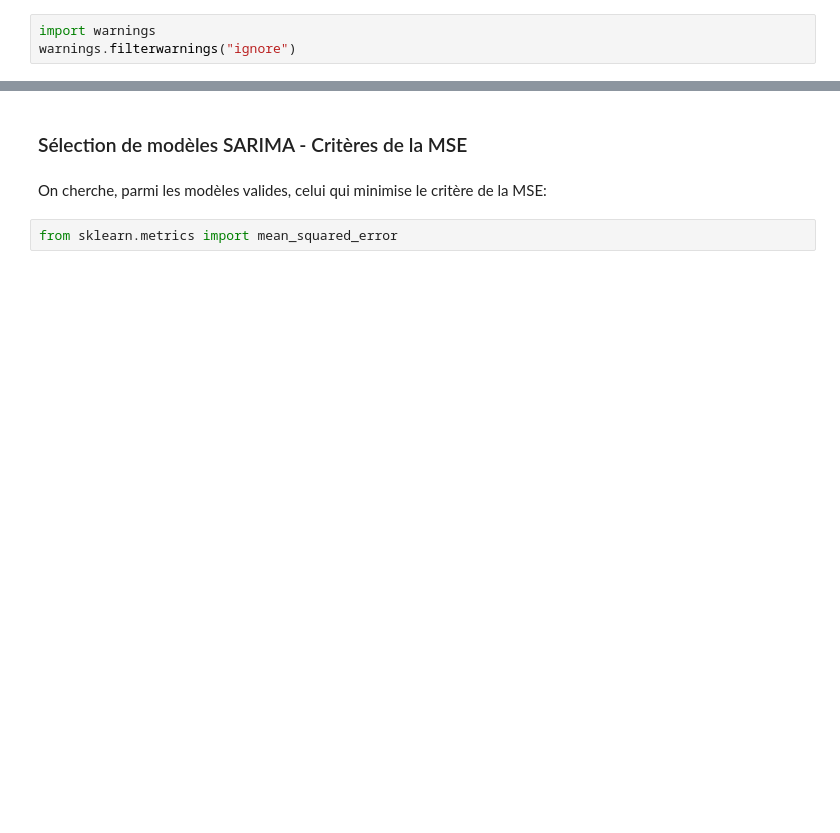
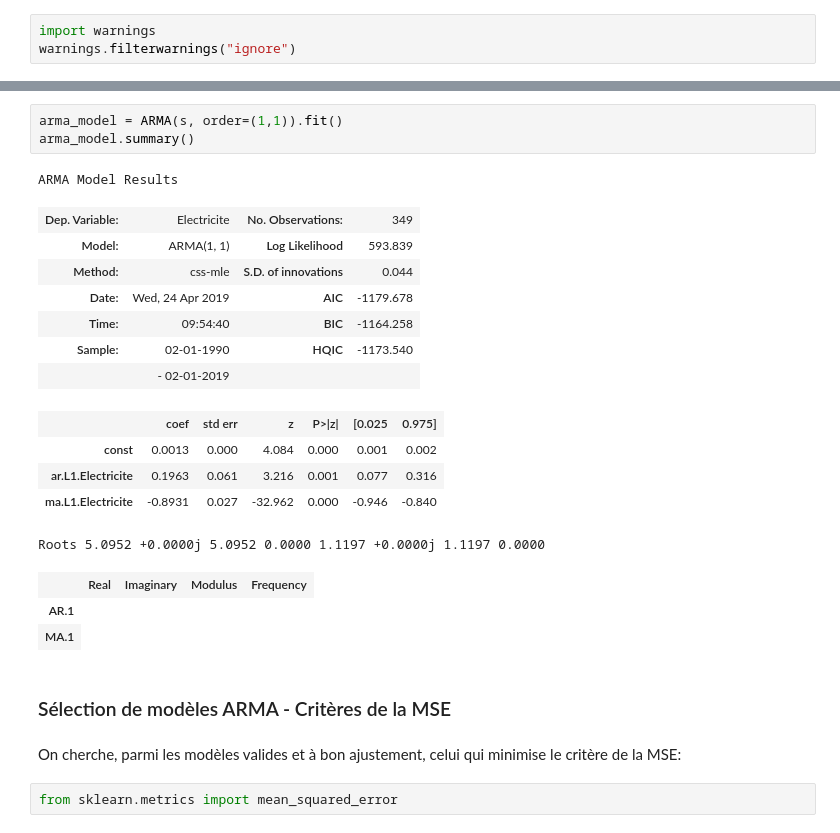
Before and after one commit to DimSum2k20/TimeSeries, a Jupyter notebook: partie2_modeles_arma.ipynb, the cells around one changed output, grey strips where cells are left out. Cells and saved outputs as stored; diff of their text form; blank space fills up the shorter version.

```diff
--- a/partie2_modeles_arma.ipynb
+++ b/partie2_modeles_arma.ipynb
@@ -193,7 +201,27 @@ Freq: MS, dtype: float64
+# %%
+arma_model = ARMA(s, order=(1,1)).fit()
+arma_model.summary()
+# %% [output]
+ARMA Model Results
+| Dep. Variable: | Electricite | No. Observations: | 349 |
+| Model: | ARMA(1, 1) | Log Likelihood | 593.839 |
+| Method: | css-mle | S.D. of innovations | 0.044 |
+| Date: | Wed, 24 Apr 2019 | AIC | -1179.678 |
+| Time: | 09:54:40 | BIC | -1164.258 |
+| Sample: | 02-01-1990 | HQIC | -1173.540 |
+|  | - 02-01-2019 |  |  |
+|  | coef | std err | z | P>|z| | [0.025 | 0.975] |
+| const | 0.0013 | 0.000 | 4.084 | 0.000 | 0.001 | 0.002 |
+| ar.L1.Electricite | 0.1963 | 0.061 | 3.216 | 0.001 | 0.077 | 0.316 |
+| ma.L1.Electricite | -0.8931 | 0.027 | -32.962 | 0.000 | -0.946 | -0.840 |
+Roots 5.0952 +0.0000j 5.0952 0.0000 1.1197 +0.0000j 1.1197 0.0000
+|  | Real | Imaginary | Modulus | Frequency |
+| AR.1 |
+| MA.1 |
 # %% [markdown]
-### Sélection de modèles SARIMA - Critères de la MSE
+### Sélection de modèles ARMA - Critères de la MSE
 # %% [markdown]
-On cherche, parmi les modèles valides, celui qui minimise le critère de la MSE:
+On cherche, parmi les modèles valides et à bon ajustement, celui qui minimise le critère de la MSE:
 # %%
 from sklearn.metrics import mean_squared_error
 # %%
```
Also changed, not shown: parts of 48 cells of this notebook, 1 other file.
